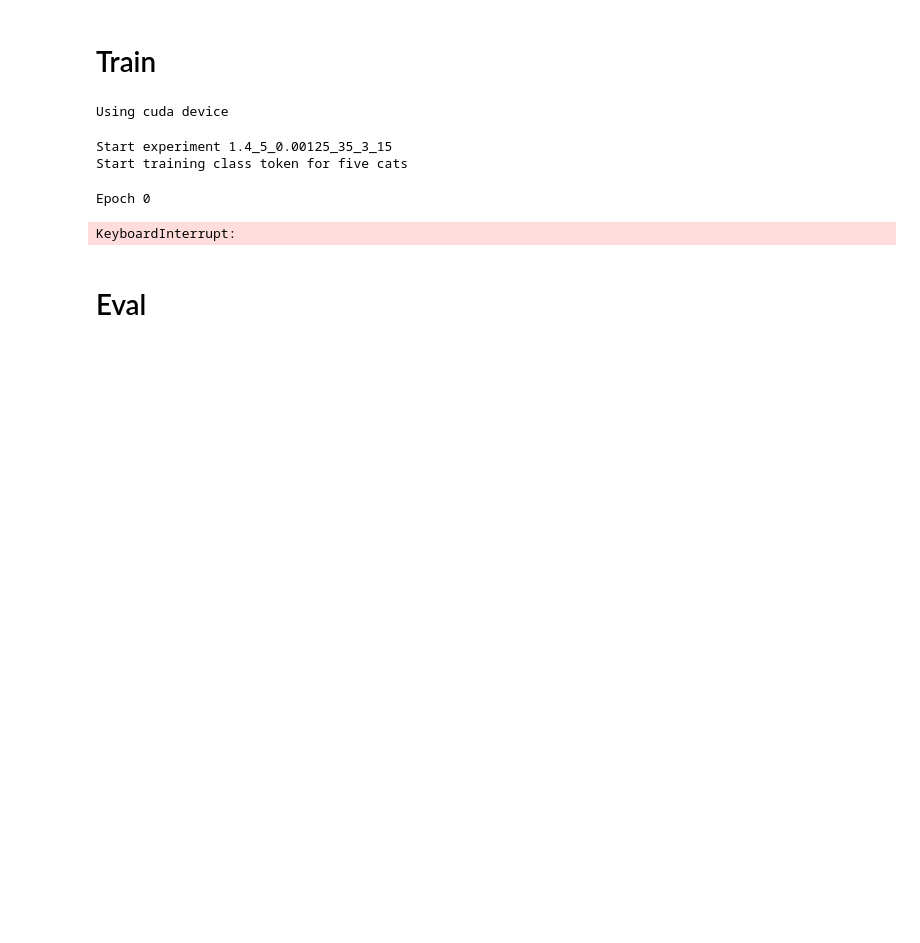
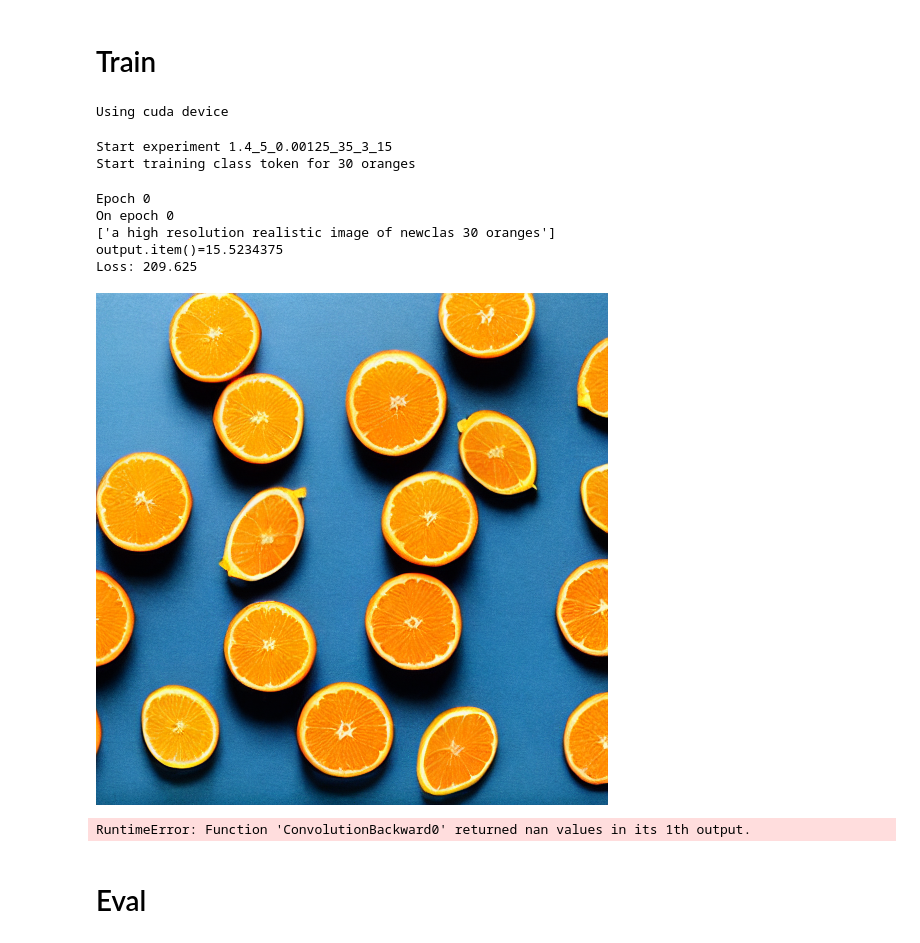
Before and after one commit to ozzafar/discriminative_class_tokens_for_counting, a Jupyter notebook: discrimnative_tokens_for_counting.ipynb, the cells around one changed output. Drawn from its saved outputs; the diff is of its cells as text; code cells hidden in the pictures; blank space fills up the shorter version.

```diff
--- a/discrimnative_tokens_for_counting.ipynb
+++ b/discrimnative_tokens_for_counting.ipynb
@@ -141,11 +141,14 @@ print(f"Using {device} device")
 # %% [output]
 Using cuda device
 # %%
-from transformers import CLIPProcessor
+from clip_count.util import misc
+import numpy as np
+import torchvision.transforms.functional as TF
+
+torch.autograd.set_detect_anomaly(True)
 
 # Classification model
 classification_model = utils.prepare_classifier(config)
-processor = CLIPProcessor.from_pretrained("openai/clip-vit-base-patch32")
 
 
 exp_identifier = (
@@ -153,15 +156,10 @@ exp_identifier = (
     f"{config.seed}_{config.number_of_prompts}_{config.early_stopping}"
 )
 
-if config.classifier == "inet":
-    IDX2NAME = IDX2NAME_INET
-else:
-    IDX2NAME = classification_model.config.id2label
-
 #### Train ####
 print(f"Start experiment {exp_identifier}")
 
-class_name = "five cats"
+class_name = "30 oranges"
 print(f"Start training class token for {class_name}")
 img_dir_path = f"img/{class_name}/train"
 if Path(img_dir_path).exists():
@@ -172,7 +170,7 @@ Path(img_dir_path).mkdir(parents=True, exist_ok=True)
 unet, vae, text_encoder, scheduler, tokenizer = utils.prepare_stable(config)
 
 #  Extend tokenizer and add a discriminative token ###
-class_infer = 1
+class_infer = int(class_name.split()[0])
 prompt_suffix = " ".join(class_name.lower().split("_"))
 
 ## Add the placeholder token in tokenizer
@@ -255,7 +253,7 @@ optimizer = optimizer_class(
     weight_decay=config.weight_decay,
     eps=config.eps,
 )
-criterion = torch.nn.BCELoss().cuda()
+criterion = torch.nn.MSELoss().cuda() # TODO ozzafar torch.nn.L1Loss?
 
 accelerator = Accelerator(
     gradient_accumulation_steps=config.gradient_accumulation_steps,
@@ -418,22 +416,36 @@ for epoch in range(config.num_train_epochs):
             image = (image / 2 + 0.5).clamp(0, 1)
 
             image_out = image
+            # image_out = utils.transform_img_tensor(image_out, config)
 
-            image = utils.transform_img_tensor(image, config) # TODO ozzafar - need?
+            ## CLIP-COUNT Processing
+            # reshape height to 384, keep aspect ratio
+            img = TF.resize(image_out, (384))
+            # img = img.float()/255.
+            # img = torch.clamp(img, 0, 1)
+            prompt = [class_name.split()[-1]]
+            with torch.cuda.amp.autocast():
+                raw_h, raw_w = img.shape[2:]
+                patches, _ = misc.sliding_window(img, stride=128)
+                #covert to batch
+                patches = torch.from_numpy(patches).float().to(img.device)
+                prompt = np.repeat(prompt, patches.shape[0], axis=0)
+                output = classification_model.forward(patches, prompt)
+                output = output.unsqueeze(1)
+                output = misc.window_composite(output, stride=128)
+                output = output.squeeze(1)
+                #crop to original width
+                output = output[:, :, :raw_w]
 
-            text_inputs = processor(text=[class_name], return_tensors="pt", padding=True).to(device)
-
-            inputs = {**text_inputs, "pixel_values": image}
-
-            output = (classification_model(**inputs)[0][0]/100).cuda()
+            output = torch.sum(output[0]/60).half()
 
             if classification_loss is None:
                 classification_loss = criterion(
-                    output, torch.FloatTensor([class_infer]).cuda()
+                    output, torch.HalfTensor([class_infer]).cuda()
                 )
             else:
                 classification_loss += criterion(
-                    output, torch.FloatTensor([class_infer]).cuda()
+                    output, torch.HalfTensor([class_infer]).cuda()
                 )
 
             total_loss += classification_loss.detach().item()
@@ -500,35 +512,40 @@ for epoch in range(config.num_train_epochs):
                             )
                         else:
                             pretrained_model_name_or_path = (
                                 "CompVis/stable-diffusion-v1-4"
                             )
                         pipeline = StableDiffusionPipeline.from_pretrained(
                             pretrained_model_name_or_path,
                             text_encoder=accelerator.unwrap_model(
                                 text_encoder
                             ),
                             vae=vae,
                             unet=unet,
                             tokenizer=tokenizer,
                         )
                         pipeline.save_pretrained(f"pipeline_{token_path}")
                 else:
                     current_early_stopping -= 1
                 print(
                     f"{current_early_stopping} steps to stop, current best {min_loss}"
                 )
 
                 total_loss = 0
                 global_step += 1
     print(f"Current accuracy {correct / config.epoch_size}")
 
     if (correct / config.epoch_size > 0.7) or current_early_stopping < 0:
         break
 # %% [output]
 Start experiment 1.4_5_0.00125_35_3_15
-Start training class token for five cats
+Start training class token for 30 oranges
 Epoch 0
+On epoch 0
+['a high resolution realistic image of newclas 30 oranges']
+output.item()=15.5234375
+Loss: 209.625
+[figure, added]
-KeyboardInterrupt:
+RuntimeError: Function 'ConvolutionBackward0' returned nan values in its 1th output.
 # %% [markdown]
 # Eval
 # %%
```
Also changed, not shown: parts of 2 cells of this notebook, 2 other files.
